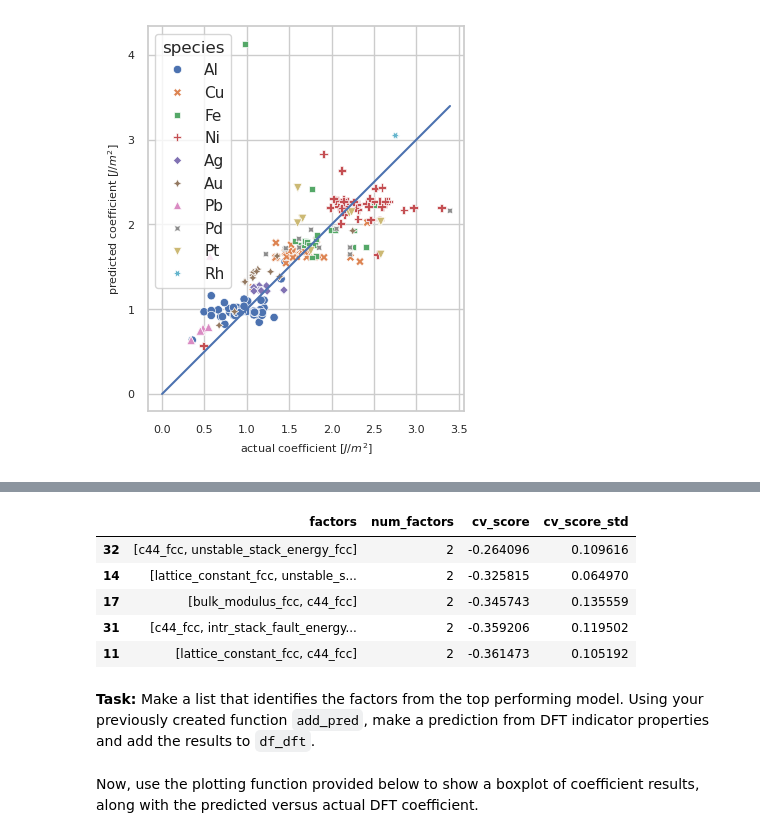
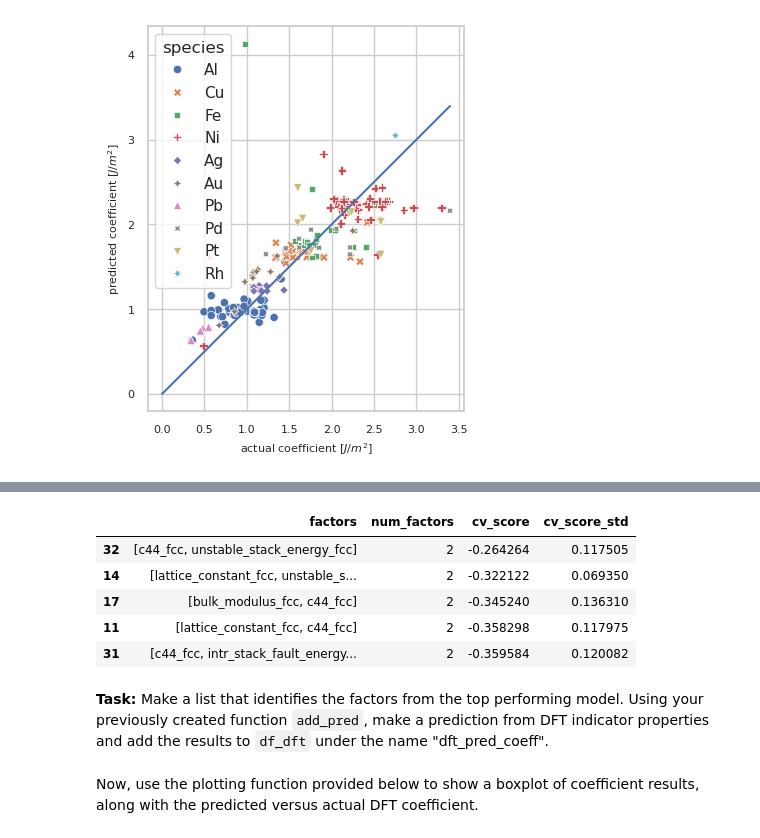
Before and after one commit to bjasperson/property-covariance-demo, a Jupyter notebook: src/property_covariance_demo.ipynb, the cells around one changed output, grey strips where cells are left out. Drawn from its saved outputs; the diff is of its cells as text; code cells hidden in the pictures.

```diff
--- a/src/property_covariance_demo.ipynb
+++ b/src/property_covariance_demo.ipynb
@@ -242,25 +242,22 @@ We now have our list of possible factor combinations to consider. If we fit our
 
 **Task**: write a function that iterates over each subset of the possible factor combinations. For each subset, use the `cross_val_score` package to perform cross-validation and return a score.
 # %%
-def factor_select_cv(df, factors, pipe, subsets, label="coeff", cv=5, scoring='r2'):
+def factor_select_cv(df, pipe, subsets, label="coeff", cv=None, scoring='r2'):
     """evaluates combinations of factors
 
     return a dataframe that includes one row per factor combination. list of parameters w/ cv score
 
     Args:
         df (pandas.DataFrame): dataframe of data that was previously imported
-        factors (_type_): _description_
-        pipe (_type_): _description_
-        subsets (_type_): _description_
-        label (str, optional): _description_. Defaults to "coeff".
-        cv (int, optional): _description_. Defaults to 5.
-        scoring (str, optional): _description_. Defaults to 'r2'.
+        pipe (sklearn.pipeline.Pipeline): sklearn pipeline
+        subsets (list): a list of lists, with each sub-list containing the factors (str) to include (e.g., ['c11_fcc', 'c12_fcc'])
+        label (str, optional): the QoI label to use. Defaults to "coeff".
+        cv (int, optional): int, cross-validation generator or an iterable, Determines the cross-validation splitting strategy. Defaults to None.
+        scoring (str, optional): A str (see model evaluation documentation) or a scorer callable object / function with signature scorer(estimator, X, y) which should return only a single value. Defaults to 'r2'.
 
     Returns:
-        _type_: _description_
+        pandas.DataFrame: a dataframe of CV results
     """
-    X = df[factors]
-    y = df[label]
 
     cv_score_mean = []
     cv_score_std = []
@@ -268,7 +265,7 @@ def factor_select_cv(df, factors, pipe, subsets, label="coeff", cv=5, scoring='r
     for i, subset in enumerate(subsets):
         print(f"{i} of {len(subsets)}")
         print('current subset: ', subset)
-        score = cross_val_score(pipe, X[subset], y, cv=cv, scoring=scoring, n_jobs = -1)
+        score = cross_val_score(pipe, df[subset], df[label], cv=cv, scoring=scoring, n_jobs = -1)
         print('score mean: ', np.mean(score))
         cv_score_mean.append(np.mean(score))
         cv_score_std.append(np.std(score))
@@ -286,9 +283,8 @@ def factor_select_cv(df, factors, pipe, subsets, label="coeff", cv=5, scoring='r
 #                                   transformer=StandardScaler())
 filename = "kfold_models_lr"
 
-cv = RepeatedKFold(n_splits=10, n_repeats=5)
+cv = RepeatedKFold(n_splits=10, n_repeats=5, random_state = 12345)
 df_results = factor_select_cv(df_data,
-                              params_list,
                               pipe,
                               subsets,
                               cv=cv,
@@ -393,32 +408,32 @@ df_dft.head()
 # %%
 def filter_model_results(df, dft_list):
     """takes in a df of k-fold CV results, and filters based on a list of properties
 
     Args:
-        df (_type_): _description_
-        dft_list (_type_): _description_
+        df (pandas.DataFrame): the k-fold CV df from above
+        dft_list (list): list of properties available from df_dft
 
     Returns:
-        _type_: _description_
+        pandas.DataFrame: filtered results from k-fold CV df
     """
     results = []
     for i, row in df.iterrows():
         factors = row.factors
         if all(factor in dft_list for factor in factors):
             results.append(row)
     return pd.DataFrame(results)
 
 df_result_dft_only = filter_model_results(df_results, df_dft.columns.to_list())
 df_result_dft_only.head()
 # %% [output]
 |  | factors | num_factors | cv_score | cv_score_std |
-| 32 | [c44_fcc, unstable_stack_energy_fcc] | 2 | -0.264096 | 0.109616 |
-| 14 | [lattice_constant_fcc, unstable_s... | 2 | -0.325815 | 0.064970 |
-| 17 | [bulk_modulus_fcc, c44_fcc] | 2 | -0.345743 | 0.135559 |
-| 31 | [c44_fcc, intr_stack_fault_energy... | 2 | -0.359206 | 0.119502 |
-| 11 | [lattice_constant_fcc, c44_fcc] | 2 | -0.361473 | 0.105192 |
+| 32 | [c44_fcc, unstable_stack_energy_fcc] | 2 | -0.264264 | 0.117505 |
+| 14 | [lattice_constant_fcc, unstable_s... | 2 | -0.322122 | 0.069350 |
+| 17 | [bulk_modulus_fcc, c44_fcc] | 2 | -0.345240 | 0.136310 |
+| 11 | [lattice_constant_fcc, c44_fcc] | 2 | -0.358298 | 0.117975 |
+| 31 | [c44_fcc, intr_stack_fault_energy... | 2 | -0.359584 | 0.120082 |
 # %% [markdown]
-**Task:** Make a list that identifies the factors from the top performing model. Using your previously created function `add_pred`, make a prediction from DFT indicator properties and add the results to `df_dft`.
+**Task:** Make a list that identifies the factors from the top performing model. Using your previously created function `add_pred`, make a prediction from DFT indicator properties and add the results to `df_dft` under the name "dft_pred_coeff".
 # %%
 # best model of the 5 available DFT properties
 dft_model_properties = ['c44_fcc',
```
Also changed, not shown: parts of 10 cells of this notebook.
